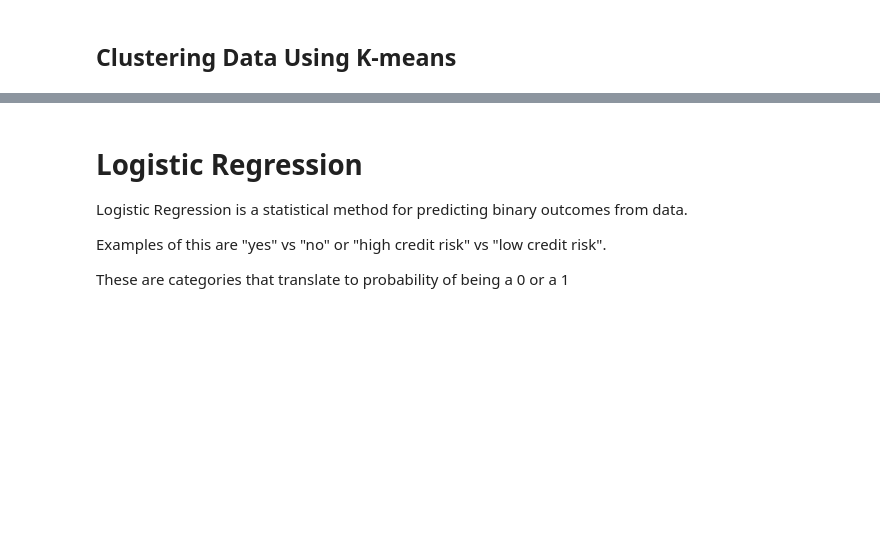
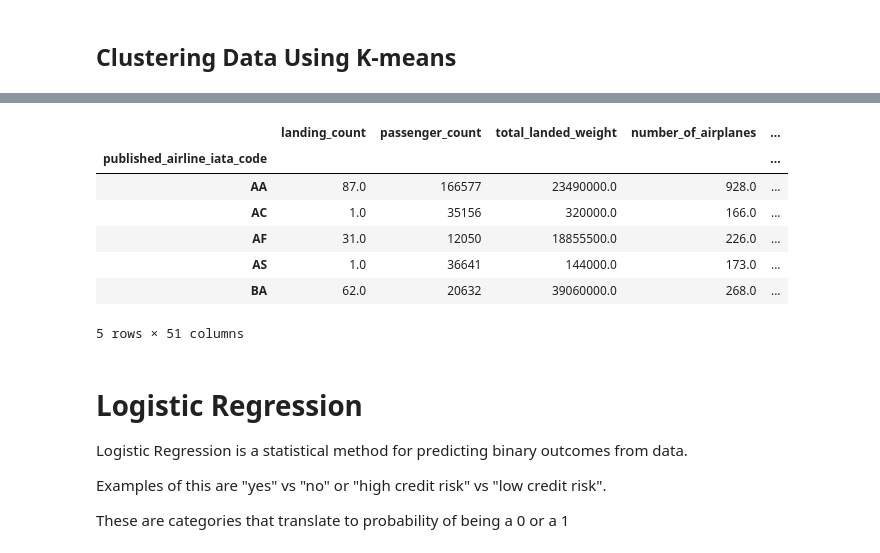
Before and after one commit to Alexlamp/final_project_group1, a Jupyter notebook: Logistic Regression & SVM .ipynb, the cells around one changed output, grey strips where cells are left out. Drawn from its saved outputs; the diff is of its cells as text; code cells hidden in the pictures; blank space fills up the shorter version.

```diff
--- a/Logistic Regression & SVM .ipynb
+++ b/Logistic Regression & SVM .ipynb
@@ -34,7 +104,7 @@ OperationalError: (psycopg2.OperationalError) FATAL:  password authentication fa
 # %%
-# # Loop through K values and find Inertia / Looking for the best K
-# for i in k:
-#     km = KMeans(n_clusters=i, random_state=0)
-#     km.fit(clustered_df)
-#     inertia.append(km.inertia_)
+# Loop through K values and find Inertia / Looking for the best K
+for i in k:
+    km = KMeans(n_clusters=i, random_state=0)
+    km.fit(airline_performance_df)
+    inertia.append(km.inertia_)
 # %%
@@ -47,18 +131,27 @@ OperationalError: (psycopg2.OperationalError) FATAL:  password authentication fa
 # %%
-# def get_clusters(k, data):
-#     # Create a copy of the DataFrame
-#     data = clustered_df.copy()
-#     # Initialize the K-Means model
-#     model = KMeans(n_clusters=k, random_state=0)
-#     # Fit the model
-#     model.fit(data)
-#     # Predict clusters
-#     predictions = model.predict(data)
-#     # Create return DataFrame with predicted clusters
-#     data["class"] = model.labels_
+def get_clusters(k, data):
+    # Create a copy of the DataFrame
+    data = airline_performance_df.copy()
+    # Initialize the K-Means model
+    model = KMeans(n_clusters=k, random_state=0)
+    # Fit the model
+    model.fit(data)
+    # Predict clusters
+    predictions = model.predict(data)
+    # Create return DataFrame with predicted clusters
+    data["class"] = model.labels_
 
-#     return data
+    return data
 # %%
-# # ****Need to check K from the elbow curve above! and change the K value below instead of default 4. K= ?:
-# five_clusters = get_clusters(4, pca_df)
-# five_clusters.head()
+# ****Need to check K from the elbow curve above!  K= 4:
+airlines_clusters_df = get_clusters(4, airline_performance_df)
+airlines_clusters_df.head()
+# %% [output]
+|  | landing_count | passenger_count | total_landed_weight | number_of_airplanes | ... |
+| published_airline_iata_code |  |  |  |  | ... |
+| AA | 87.0 | 166577 | 23490000.0 | 928.0 | ... |
+| AC | 1.0 | 35156 | 320000.0 | 166.0 | ... |
+| AF | 31.0 | 12050 | 18855500.0 | 226.0 | ... |
+| AS | 1.0 | 36641 | 144000.0 | 173.0 | ... |
+| BA | 62.0 | 20632 | 39060000.0 | 268.0 | ... |
+5 rows × 51 columns
```
Also changed, not shown: parts of 47 cells of this notebook.
